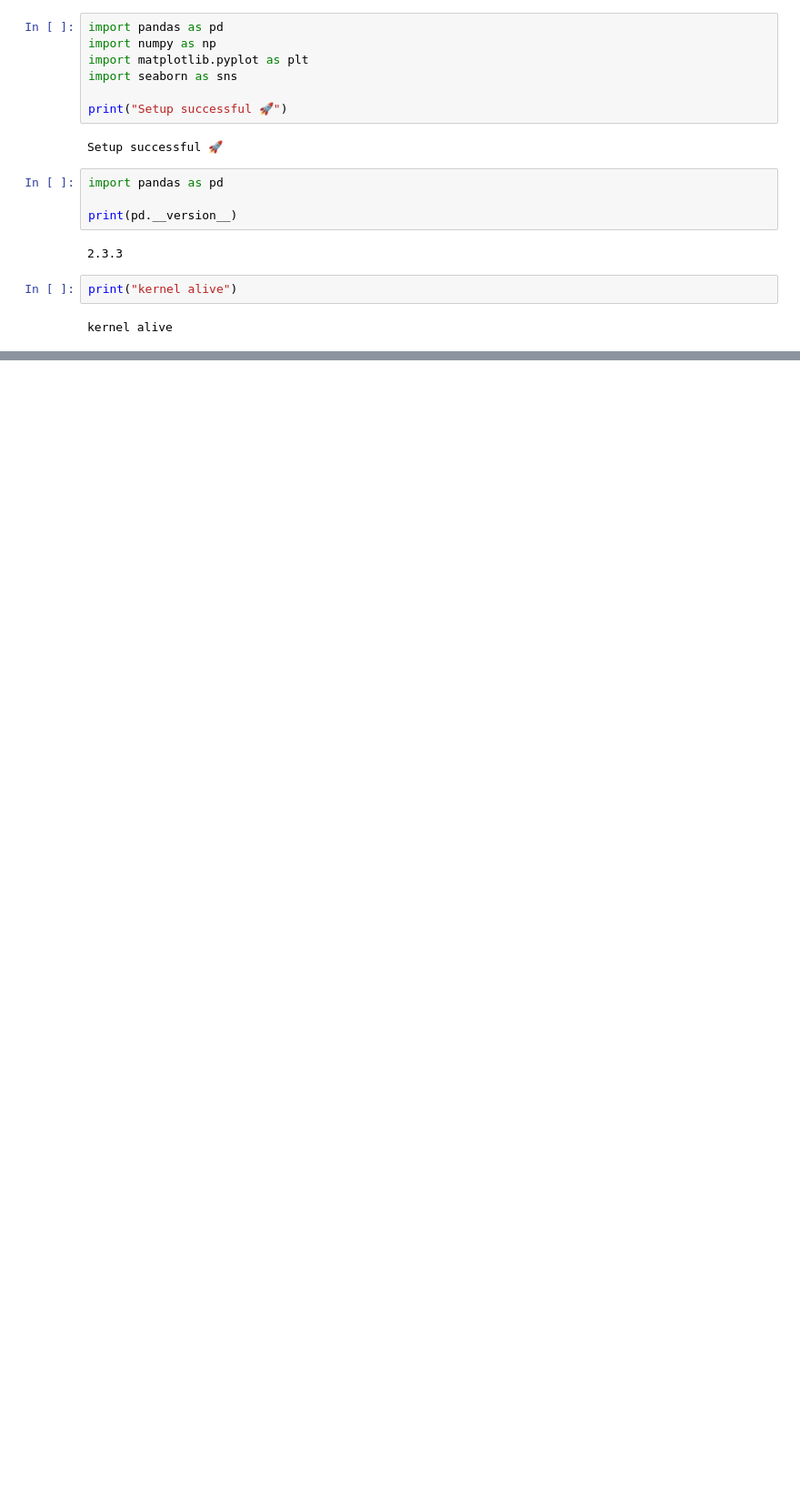
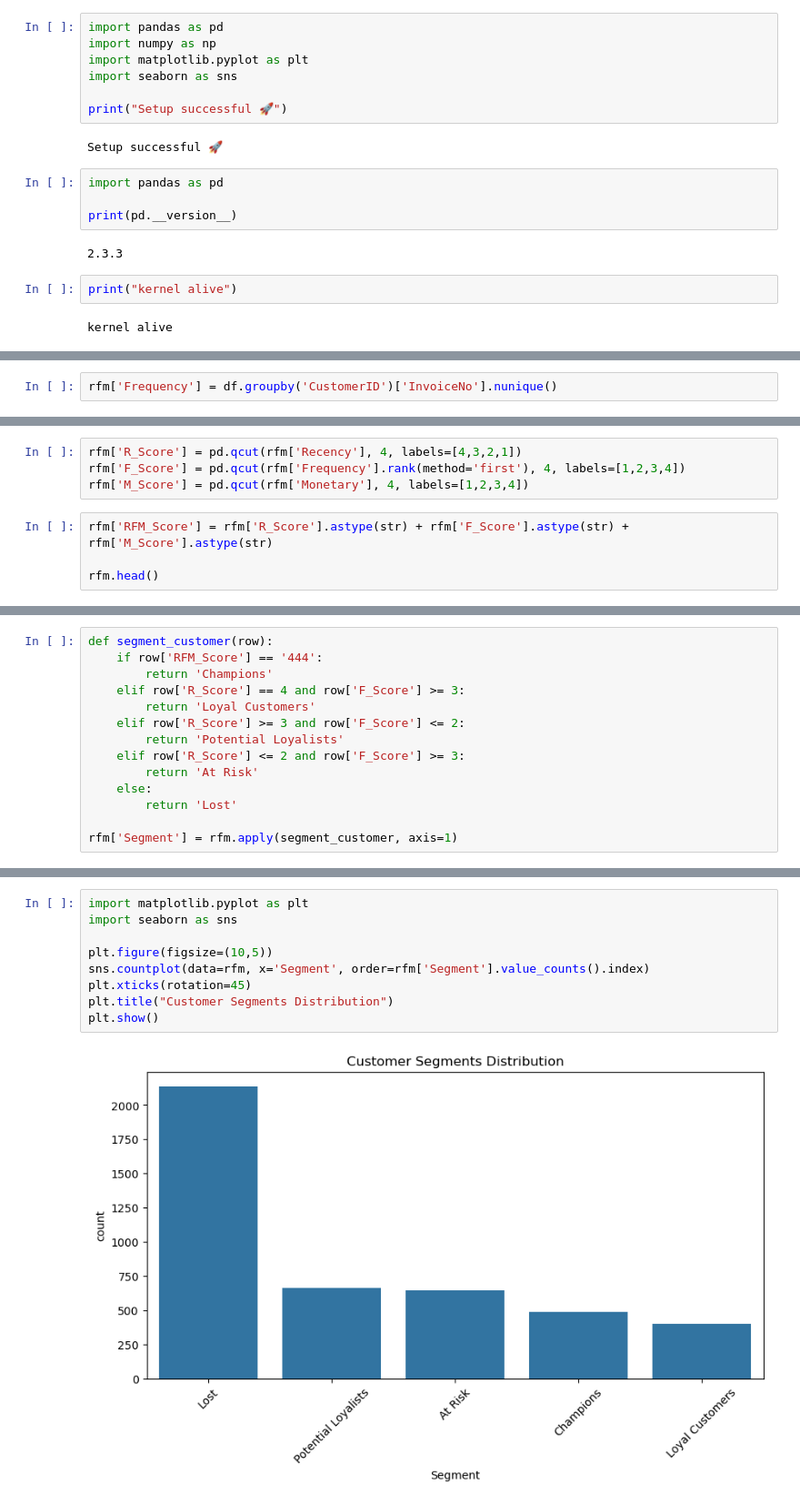
Before and after one commit to shifuuntold/customer-segmentation-analysis, a Jupyter notebook: notebooks/customer_segmentation.ipynb, the cells around one changed output, grey strips where cells are left out. Shown at 91% size. Cells and saved outputs as stored; diff of their text form; blank space fills up the shorter version.

```diff
--- a/notebooks/customer_segmentation.ipynb
+++ b/notebooks/customer_segmentation.ipynb
@@ -26,0 +145,2 @@ SyntaxError: (unicode error) 'unicodeescape' codec can't decode bytes in positio
+# %%
+rfm['Frequency'] = df.groupby('CustomerID')['InvoiceNo'].nunique()
@@ -26,0 +169,8 @@ SyntaxError: (unicode error) 'unicodeescape' codec can't decode bytes in positio
+# %%
+rfm['R_Score'] = pd.qcut(rfm['Recency'], 4, labels=[4,3,2,1])
+rfm['F_Score'] = pd.qcut(rfm['Frequency'].rank(method='first'), 4, labels=[1,2,3,4])
+rfm['M_Score'] = pd.qcut(rfm['Monetary'], 4, labels=[1,2,3,4])
+# %%
+rfm['RFM_Score'] = rfm['R_Score'].astype(str) + rfm['F_Score'].astype(str) + rfm['M_Score'].astype(str)
+
+rfm.head()
@@ -26,0 +185,14 @@ SyntaxError: (unicode error) 'unicodeescape' codec can't decode bytes in positio
+# %%
+def segment_customer(row):
+    if row['RFM_Score'] == '444':
+        return 'Champions'
+    elif row['R_Score'] == 4 and row['F_Score'] >= 3:
+        return 'Loyal Customers'
+    elif row['R_Score'] >= 3 and row['F_Score'] <= 2:
+        return 'Potential Loyalists'
+    elif row['R_Score'] <= 2 and row['F_Score'] >= 3:
+        return 'At Risk'
+    else:
+        return 'Lost'
+
+rfm['Segment'] = rfm.apply(segment_customer, axis=1)
@@ -26,0 +209,11 @@ SyntaxError: (unicode error) 'unicodeescape' codec can't decode bytes in positio
+# %%
+import matplotlib.pyplot as plt
+import seaborn as sns
+
+plt.figure(figsize=(10,5))
+sns.countplot(data=rfm, x='Segment', order=rfm['Segment'].value_counts().index)
+plt.xticks(rotation=45)
+plt.title("Customer Segments Distribution")
+plt.show()
+# %% [output]
+[figure, added]
```
Also changed, not shown: parts of 31 cells of this notebook, 3 other files.
